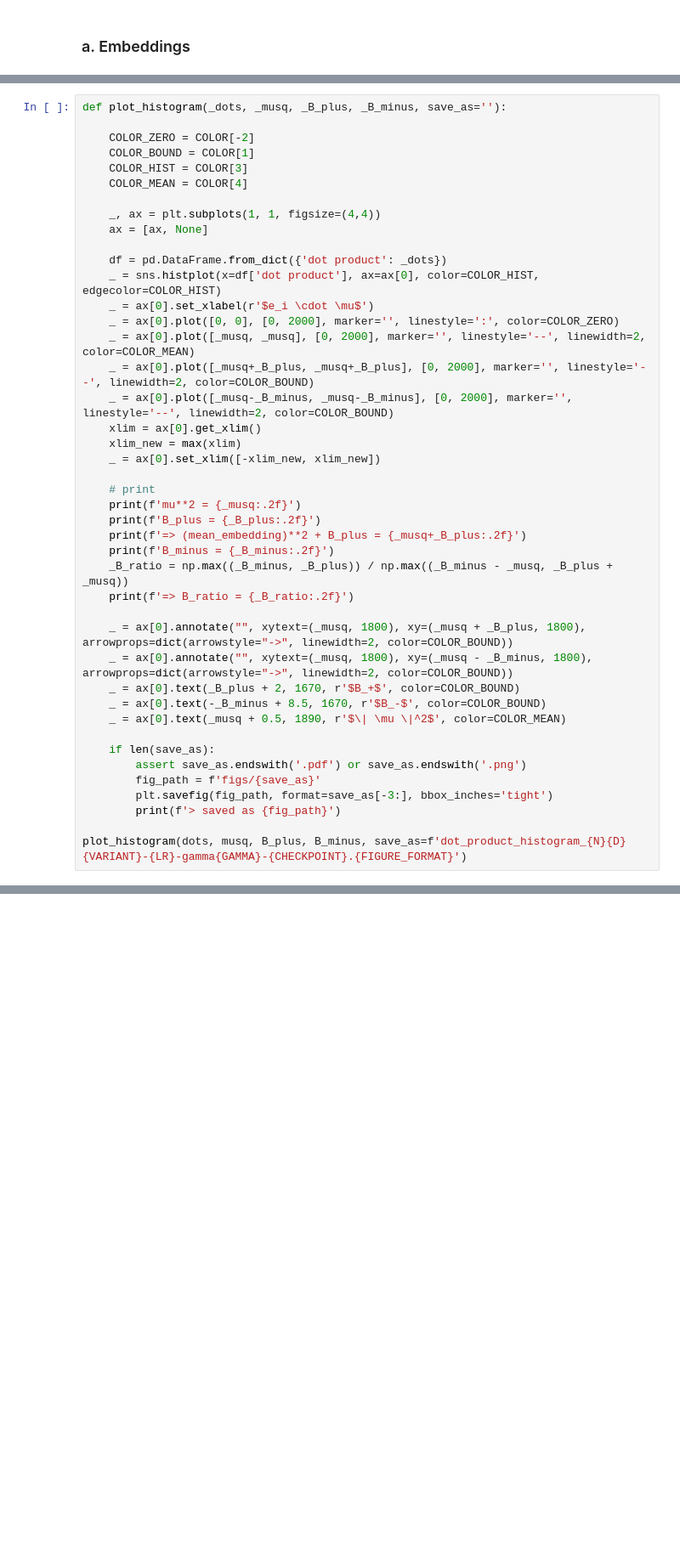
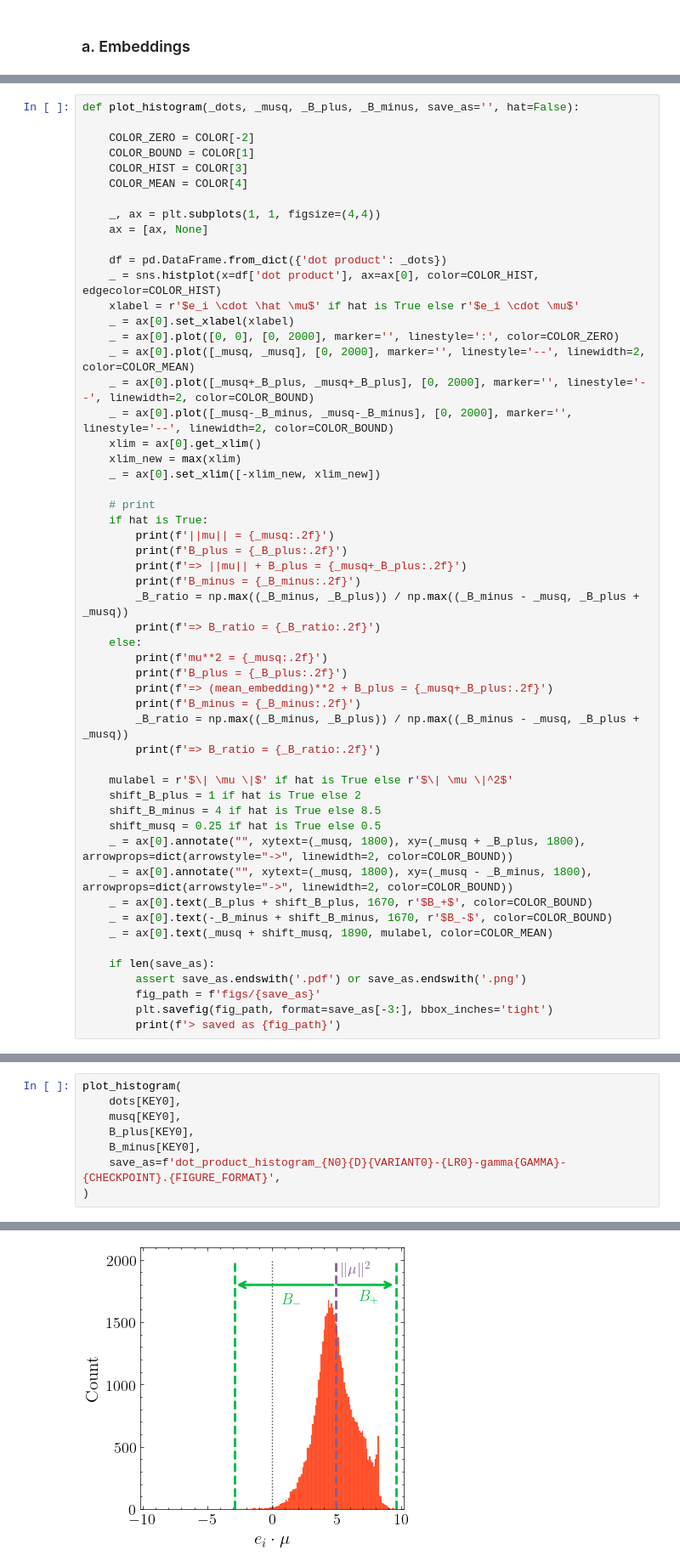
Before and after one commit to flxst/output-embedding-centering, a Jupyter notebook: results/Analyze_Single_Model_Embeddings.ipynb, the cells around one changed output, grey strips where cells are left out. Shown at 85% size. Saved outputs shown, nothing was run; the diff lists cells and outputs as text; blank space fills up the shorter version.

Commit message:
embedding analysis: extend to multiple checkpoints & improve

```diff
--- a/results/Analyze_Single_Model_Embeddings.ipynb
+++ b/results/Analyze_Single_Model_Embeddings.ipynb
@@ -130,7 +180,7 @@ B_minus = musq - np.min(dots)
 # %% [output]
 np.float32(-7.8082066)
 # %%
-def plot_histogram(_dots, _musq, _B_plus, _B_minus, save_as=''):
+def plot_histogram(_dots, _musq, _B_plus, _B_minus, save_as='', hat=False):
 
     COLOR_ZERO = COLOR[-2]
     COLOR_BOUND = COLOR[1]
@@ -142,7 +192,8 @@ def plot_histogram(_dots, _musq, _B_plus, _B_minus, save_as=''):
 
     df = pd.DataFrame.from_dict({'dot product': _dots})
     _ = sns.histplot(x=df['dot product'], ax=ax[0], color=COLOR_HIST, edgecolor=COLOR_HIST)
-    _ = ax[0].set_xlabel(r'$e_i \cdot \mu$')
+    xlabel = r'$e_i \cdot \hat \mu$' if hat is True else r'$e_i \cdot \mu$'
+    _ = ax[0].set_xlabel(xlabel)
     _ = ax[0].plot([0, 0], [0, 2000], marker='', linestyle=':', color=COLOR_ZERO)
     _ = ax[0].plot([_musq, _musq], [0, 2000], marker='', linestyle='--', linewidth=2, color=COLOR_MEAN)
     _ = ax[0].plot([_musq+_B_plus, _musq+_B_plus], [0, 2000], marker='', linestyle='--', linewidth=2, color=COLOR_BOUND)
@@ -152,23 +203,33 @@ def plot_histogram(_dots, _musq, _B_plus, _B_minus, save_as=''):
     _ = ax[0].set_xlim([-xlim_new, xlim_new])
 
     # print
-    print(f'mu**2 = {_musq:.2f}')
-    print(f'B_plus = {_B_plus:.2f}')
-    print(f'=> (mean_embedding)**2 + B_plus = {_musq+_B_plus:.2f}')
-    print(f'B_minus = {_B_minus:.2f}')
-    _B_ratio = np.max((_B_minus, _B_plus)) / np.max((_B_minus - _musq, _B_plus + _musq))
-    print(f'=> B_ratio = {_B_ratio:.2f}')
+    if hat is True:
+        print(f'||mu|| = {_musq:.2f}')
+        print(f'B_plus = {_B_plus:.2f}')
+        print(f'=> ||mu|| + B_plus = {_musq+_B_plus:.2f}')
+        print(f'B_minus = {_B_minus:.2f}')
+        _B_ratio = np.max((_B_minus, _B_plus)) / np.max((_B_minus - _musq, _B_plus + _musq))
+        print(f'=> B_ratio = {_B_ratio:.2f}')
+    else:
+        print(f'mu**2 = {_musq:.2f}')
+        print(f'B_plus = {_B_plus:.2f}')
+        print(f'=> (mean_embedding)**2 + B_plus = {_musq+_B_plus:.2f}')
+        print(f'B_minus = {_B_minus:.2f}')
+        _B_ratio = np.max((_B_minus, _B_plus)) / np.max((_B_minus - _musq, _B_plus + _musq))
+        print(f'=> B_ratio = {_B_ratio:.2f}')
 
+    mulabel = r'$\| \mu \|$' if hat is True else r'$\| \mu \|^2$'
+    shift_B_plus = 1 if hat is True else 2
+    shift_B_minus = 4 if hat is True else 8.5
+    shift_musq = 0.25 if hat is True else 0.5
     _ = ax[0].annotate("", xytext=(_musq, 1800), xy=(_musq + _B_plus, 1800), arrowprops=dict(arrowstyle="->", linewidth=2, color=COLOR_BOUND))
     _ = ax[0].annotate("", xytext=(_musq, 1800), xy=(_musq - _B_minus, 1800), arrowprops=dict(arrowstyle="->", linewidth=2, color=COLOR_BOUND))
-    _ = ax[0].text(_B_plus + 2, 1670, r'$B_+$', color=COLOR_BOUND)
-    _ = ax[0].text(-_B_minus + 8.5, 1670, r'$B_-$', color=COLOR_BOUND)
-    _ = ax[0].text(_musq + 0.5, 1890, r'$\| \mu \|^2$', color=COLOR_MEAN)
+    _ = ax[0].text(_B_plus + shift_B_plus, 1670, r'$B_+$', color=COLOR_BOUND)
+    _ = ax[0].text(-_B_minus + shift_B_minus, 1670, r'$B_-$', color=COLOR_BOUND)
+    _ = ax[0].text(_musq + shift_musq, 1890, mulabel, color=COLOR_MEAN)
 
     if len(save_as):
         assert save_as.endswith('.pdf') or save_as.endswith('.png')
         fig_path = f'figs/{save_as}'
         plt.savefig(fig_path, format=save_as[-3:], bbox_inches='tight')
         print(f'> saved as {fig_path}')
-
-plot_histogram(dots, musq, B_plus, B_minus, save_as=f'dot_product_histogram_{N}{D}{VARIANT}-{LR}-gamma{GAMMA}-{CHECKPOINT}.{FIGURE_FORMAT}')
@@ -182,0 +236,9 @@ B_minus = 7.81
+# %%
+plot_histogram(
+    dots[KEY0],
+    musq[KEY0],
+    B_plus[KEY0],
+    B_minus[KEY0],
+    save_as=f'dot_product_histogram_{N0}{D}{VARIANT0}-{LR0}-gamma{GAMMA}-{CHECKPOINT}.{FIGURE_FORMAT}',
+)
+# %% [output]
@@ -182,0 +251 @@ B_minus = 7.81
+[figure, added]
```
Also changed, not shown: parts of 53 cells of this notebook, 21 other files.
